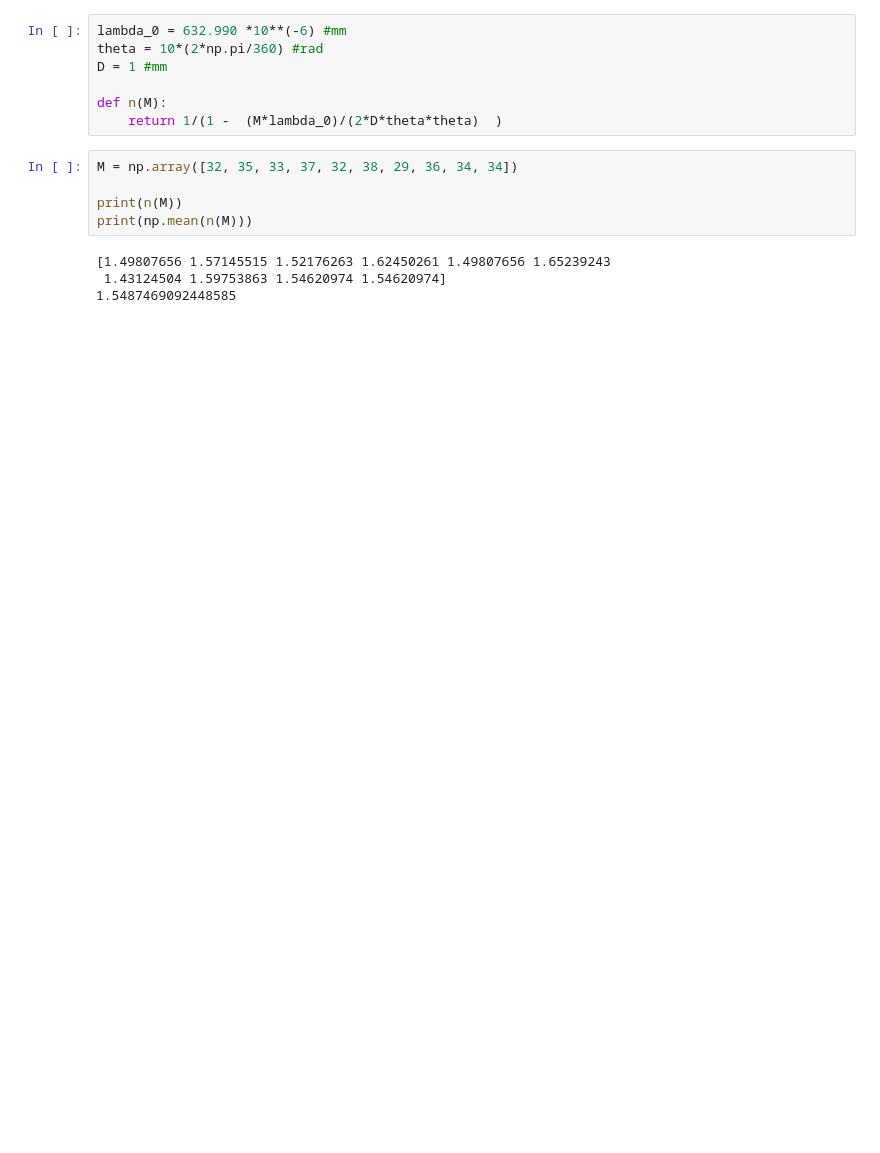
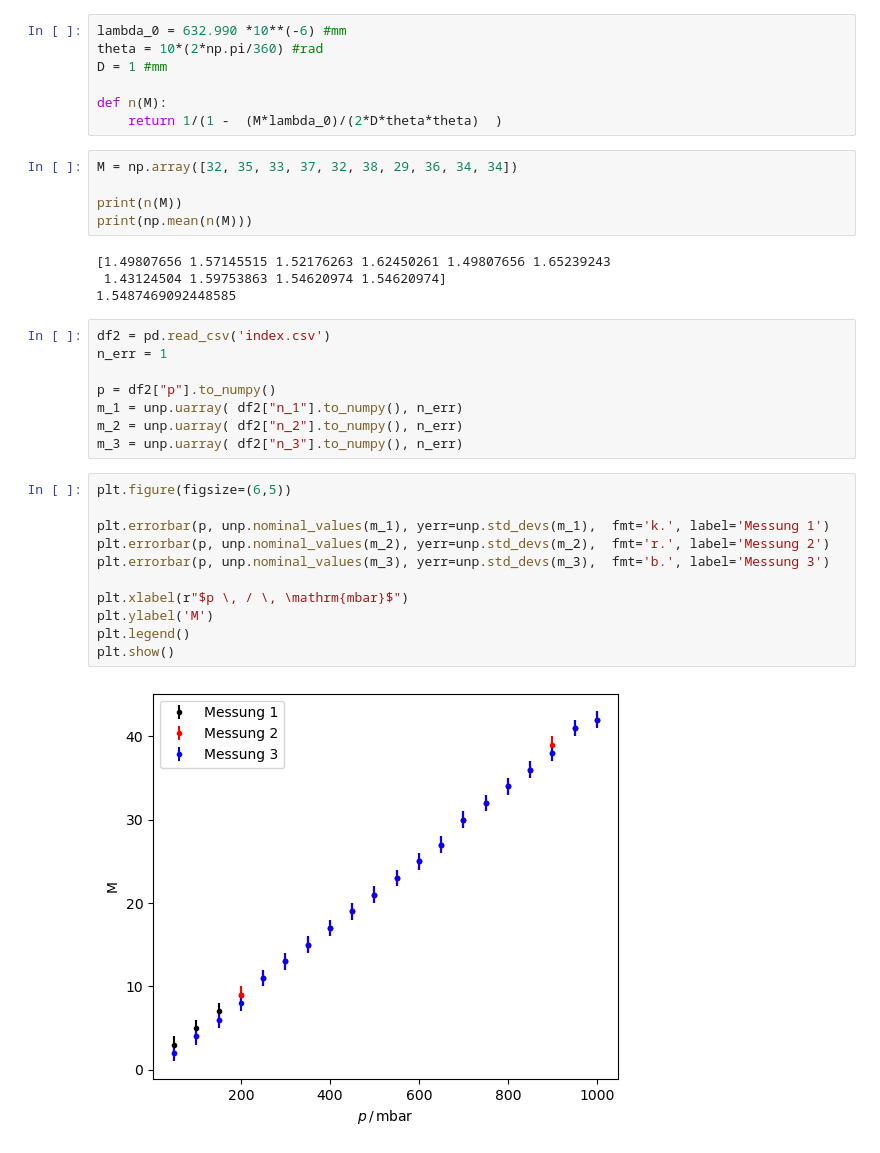
Before and after one commit to SamGTex/FP_Master_WS22-23, a Jupyter notebook: V64_Interferometrie/python/main.ipynb, the cells around one changed output. Saved outputs shown, nothing was run; the diff lists cells and outputs as text; blank space fills up the shorter version.

```diff
--- a/V64_Interferometrie/python/main.ipynb
+++ b/V64_Interferometrie/python/main.ipynb
@@ -85,3 +112,24 @@ print(np.mean(n(M)))
 [1.49807656 1.57145515 1.52176263 1.62450261 1.49807656 1.65239243
  1.43124504 1.59753863 1.54620974 1.54620974]
 1.5487469092448585
+# %%
+df2 = pd.read_csv('index.csv')
+n_err = 1
+
+p = df2["p"].to_numpy()
+m_1 = unp.uarray( df2["n_1"].to_numpy(), n_err)
+m_2 = unp.uarray( df2["n_2"].to_numpy(), n_err)
+m_3 = unp.uarray( df2["n_3"].to_numpy(), n_err)
+# %%
+plt.figure(figsize=(6,5))
+
+plt.errorbar(p, unp.nominal_values(m_1), yerr=unp.std_devs(m_1),  fmt='k.', label='Messung 1')
+plt.errorbar(p, unp.nominal_values(m_2), yerr=unp.std_devs(m_2),  fmt='r.', label='Messung 2')
+plt.errorbar(p, unp.nominal_values(m_3), yerr=unp.std_devs(m_3),  fmt='b.', label='Messung 3')
+
+plt.xlabel(r"$p \, / \, \mathrm{mbar}$")
+plt.ylabel('M')
+plt.legend()
+plt.show()
+# %% [output]
+[figure, added]
```
Also changed, not shown: parts of 11 cells of this notebook, 1 other file.
